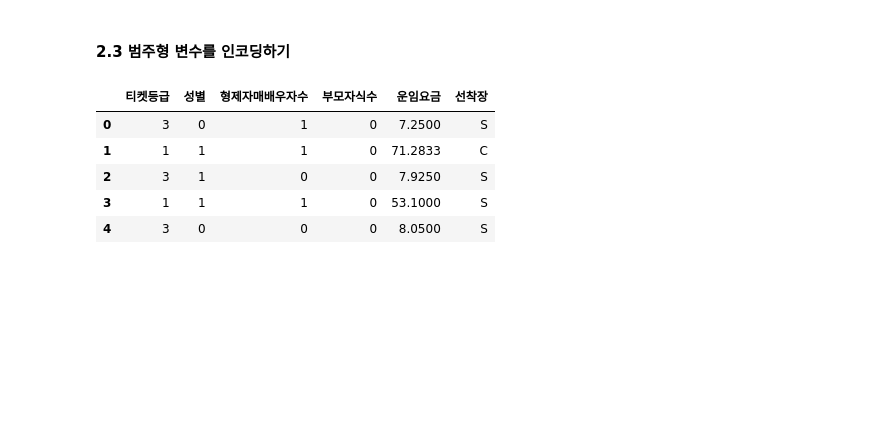
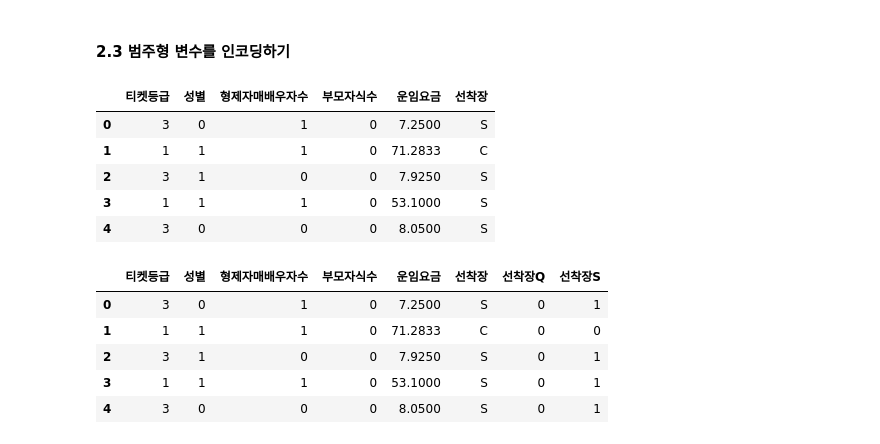
Before and after one commit to lwg1421/TIL, a Jupyter notebook: 1006_XGBClassifier.ipynb, the cells around one changed output. Saved outputs shown, nothing was run; the diff lists cells and outputs as text; code cells hidden in the pictures; blank space fills up the shorter version.

```diff
--- a/1005_XGBClassifier.ipynb
+++ b/1006_XGBClassifier.ipynb
@@ -265,3 +265,16 @@ x_train.head()
 | 2 | 3 | 1 | 0 | 0 | 7.9250 | S |
 | 3 | 1 | 1 | 1 | 0 | 53.1000 | S |
 | 4 | 3 | 0 | 0 | 0 | 8.0500 | S |
+# %%
+dummy = pd.get_dummies(x_train["선착장"],drop_first = True)
+dummy = dummy.rename(columns = {"Q":"선착장Q","S":"선착장S"})
+# %%
+x_train = pd.concat([x_train,dummy],axis = 1)
+x_train.head()
+# %% [output]
+|  | 티켓등급 | 성별 | 형제자매배우자수 | 부모자식수 | 운임요금 | 선착장 | 선착장Q | 선착장S |
+| 0 | 3 | 0 | 1 | 0 | 7.2500 | S | 0 | 1 |
+| 1 | 1 | 1 | 1 | 0 | 71.2833 | C | 0 | 0 |
+| 2 | 3 | 1 | 0 | 0 | 7.9250 | S | 0 | 1 |
+| 3 | 1 | 1 | 1 | 0 | 53.1000 | S | 0 | 1 |
+| 4 | 3 | 0 | 0 | 0 | 8.0500 | S | 0 | 1 |
```
Also changed, not shown: parts of 23 cells of this notebook.
